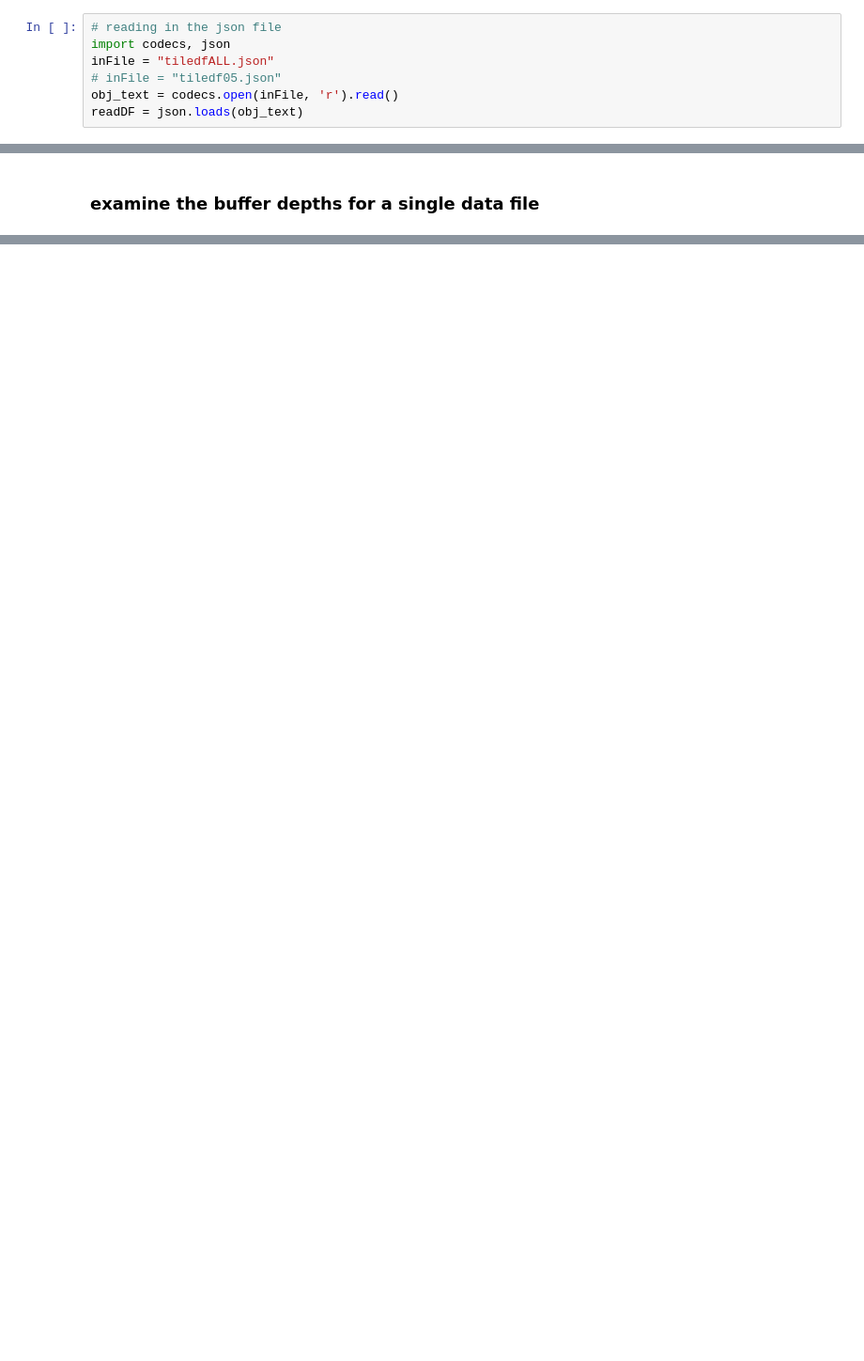
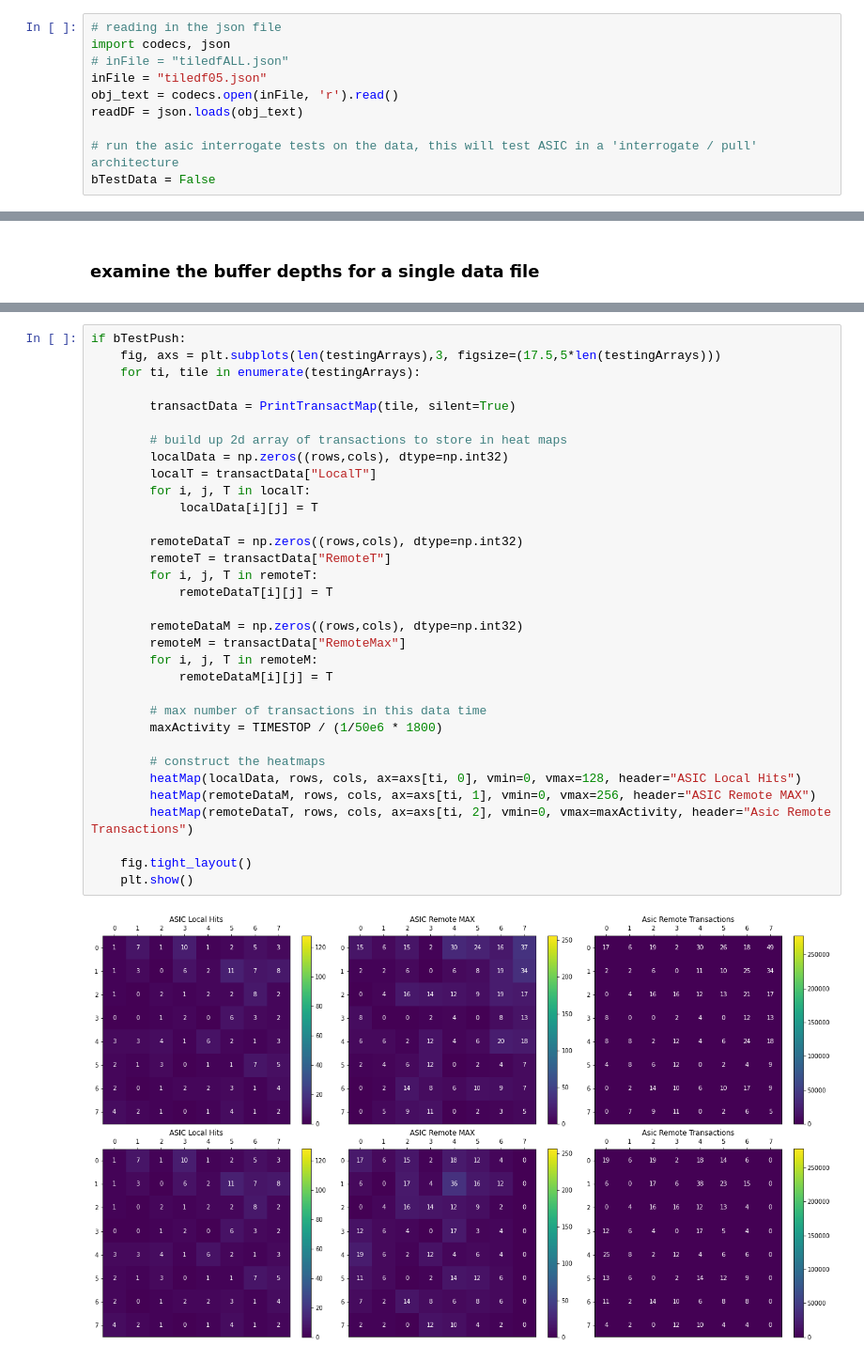
Before and after one commit to OliviaSeidel/qpix-digital, a Jupyter notebook: simulation-software/ArrayNotebook.ipynb, the cells around one changed output, grey strips where cells are left out. Shown: that part at 94% size. Cells and saved outputs as stored; diff of their text form; blank space fills up the shorter version.

Commit message:
Asic and Array to include push architecture

```diff
--- a/simulation-software/ArrayNotebook.ipynb
+++ b/simulation-software/ArrayNotebook.ipynb
@@ -502,10 +494,13 @@ def stuff():
 # %%
 # reading in the json file
 import codecs, json
-inFile = "tiledfALL.json"
-# inFile = "tiledf05.json"
+# inFile = "tiledfALL.json"
+inFile = "tiledf05.json"
 obj_text = codecs.open(inFile, 'r').read()
 readDF = json.loads(obj_text)
+
+# run the asic interrogate tests on the data, this will test ASIC in a 'interrogate / pull' architecture
+bTestData = False
 # %% [markdown]
 ##### this block should construct different ASIC configurations
 # %%
@@ -582,0 +609,35 @@ plt.show()
+# %%
+if bTestPush:
+    fig, axs = plt.subplots(len(testingArrays),3, figsize=(17.5,5*len(testingArrays)))
+    for ti, tile in enumerate(testingArrays):
+
+        transactData = PrintTransactMap(tile, silent=True)
+
+        # build up 2d array of transactions to store in heat maps
+        localData = np.zeros((rows,cols), dtype=np.int32)
+        localT = transactData["LocalT"]
+        for i, j, T in localT:
+            localData[i][j] = T
+
+        remoteDataT = np.zeros((rows,cols), dtype=np.int32)
+        remoteT = transactData["RemoteT"]
+        for i, j, T in remoteT:
+            remoteDataT[i][j] = T
+
+        remoteDataM = np.zeros((rows,cols), dtype=np.int32)
+        remoteM = transactData["RemoteMax"]
+        for i, j, T in remoteM:
+            remoteDataM[i][j] = T
+
+        # max number of transactions in this data time
+        maxActivity = TIMESTOP / (1/50e6 * 1800)
+
+        # construct the heatmaps
+        heatMap(localData, rows, cols, ax=axs[ti, 0], vmin=0, vmax=128, header="ASIC Local Hits")
+        heatMap(remoteDataM, rows, cols, ax=axs[ti, 1], vmin=0, vmax=256, header="ASIC Remote MAX")
+        heatMap(remoteDataT, rows, cols, ax=axs[ti, 2], vmin=0, vmax=maxActivity, header="Asic Remote Transactions")
+
+    fig.tight_layout()
+    plt.show()
+# %% [output]
+[figure, added]
```
Also changed, not shown: parts of 10 cells of this notebook, 2 other files.
